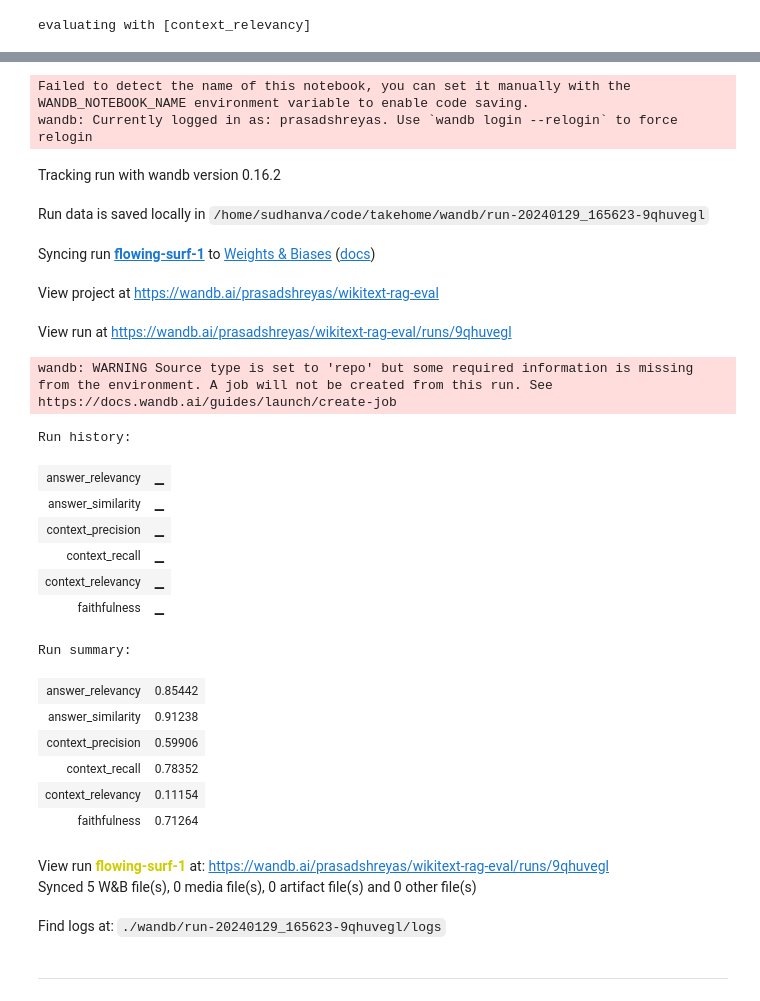
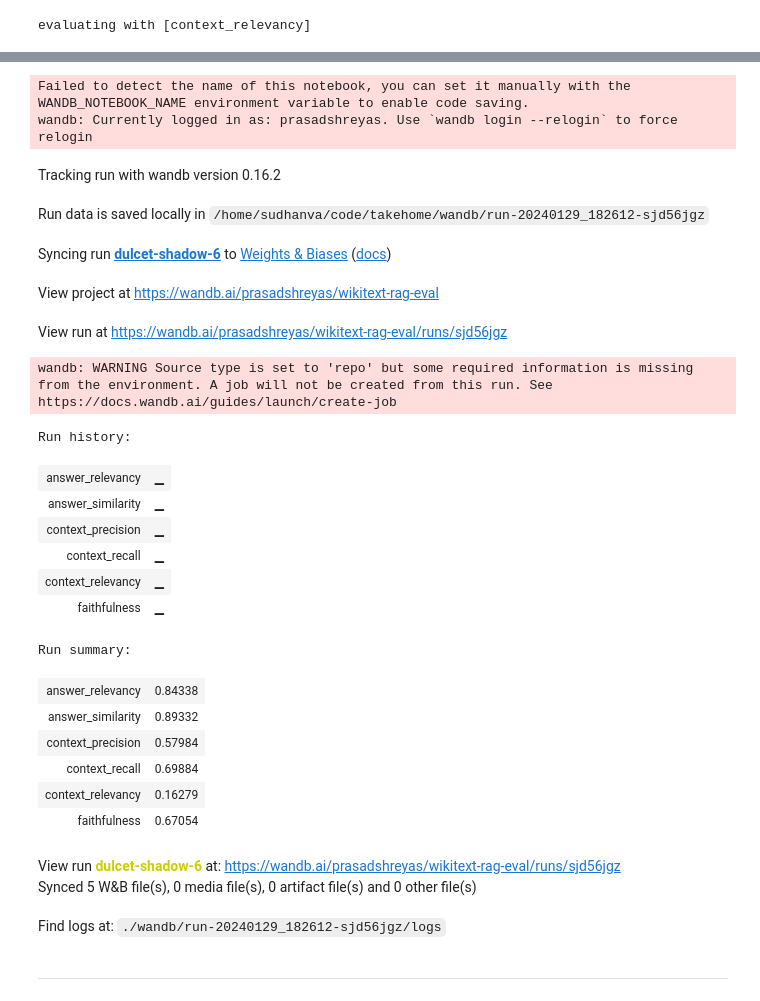
Before and after one commit to 0xshre/rag-evaluation, a Jupyter notebook: notebooks/05_eval_rag.ipynb, the cells around one changed output, grey strips where cells are left out. Drawn from its saved outputs; the diff is of its cells as text; code cells hidden in the pictures.

```diff
--- a/notebooks/05_eval_rag.ipynb
+++ b/notebooks/05_eval_rag.ipynb
@@ -33,7 +33,7 @@ def setup():
 
     turbo = dspy.OpenAI(model='gpt-3.5-turbo')
 
-    chroma_rm = ChromadbRM(collection_name="test", persist_directory="chroma.db", local_embed_model="sentence-transformers/paraphrase-MiniLM-L6-v2",
+    chroma_rm = ChromadbRM(collection_name="test-overlap-0", persist_directory="chroma.db", local_embed_model="sentence-transformers/paraphrase-MiniLM-L6-v2",
                                    openai_api_key=os.environ["OPENAI_API_KEY"])
 
     dspy.settings.configure(lm=turbo, rm=chroma_rm)
@@ -68,8 +68,12 @@ from sklearn.model_selection import train_test_split
 train, test = train_test_split(df, test_size=0.2)
 # %%
 # save the train and test data
-train.to_csv("./data/processed/train_synthetic.csv", index=False)
-test.to_csv("./data/processed/test_synthetic.csv", index=False)
+# train.to_csv("./data/processed/train_synthetic.csv", index=False)
+# test.to_csv("./data/processed/test_synthetic.csv", index=False)
+
+# load the train and test data
+train = pd.read_csv("./data/processed/train_synthetic.csv")
+test = pd.read_csv("./data/processed/test_synthetic.csv")
 # %%
 import tqdm
 
@@ -185,47 +189,47 @@ wandb.init(
     # track hyperparameters and run metadata
     config={
         "number_of_questions": len(ds),
-        "comments": "Simple QA RAG model with no teleprompter",
+        "comments": "Simple QA RAG model with no teleprompter - chunk overlap size 0",
         "model": "RAG",
         "dataset": "Synthetic",
         "num_passages": 5,
         "openai_model": "gpt-3.5-turbo",
-        "chroma_collection_name": "test",
+        "chroma_collection_name": "test-overlap-64",
         "chroma_persist_directory": "chroma.db",
         "chroma_local_embed_model": "sentence-transformers/paraphrase-MiniLM-L6-v2",
 
     }
 )
 
 wandb.log(result)
 
 wandb.finish()
 # %% [output]
 Failed to detect the name of this notebook, you can set it manually with the WANDB_NOTEBOOK_NAME environment variable to enable code saving.
 wandb: Currently logged in as: prasadshreyas. Use `wandb login --relogin` to force relogin
 Tracking run with wandb version 0.16.2
-Run data is saved locally in /home/sudhanva/code/takehome/wandb/run-20240129_165623-9qhuvegl
+Run data is saved locally in /home/sudhanva/code/takehome/wandb/run-20240129_182612-sjd56jgz
-Syncing run flowing-surf-1 to Weights & Biases (docs)
+Syncing run dulcet-shadow-6 to Weights & Biases (docs)
 View project at https://wandb.ai/prasadshreyas/wikitext-rag-eval
-View run at https://wandb.ai/prasadshreyas/wikitext-rag-eval/runs/9qhuvegl
+View run at https://wandb.ai/prasadshreyas/wikitext-rag-eval/runs/sjd56jgz
 wandb: WARNING Source type is set to 'repo' but some required information is missing from the environment. A job will not be created from this run. See https://docs.wandb.ai/guides/launch/create-job
 Run history:
 | answer_relevancy | ▁ |
 | answer_similarity | ▁ |
 | context_precision | ▁ |
 | context_recall | ▁ |
 | context_relevancy | ▁ |
 | faithfulness | ▁ |
 Run summary:
-| answer_relevancy | 0.85442 |
-| answer_similarity | 0.91238 |
-| context_precision | 0.59906 |
-| context_recall | 0.78352 |
-| context_relevancy | 0.11154 |
-| faithfulness | 0.71264 |
+| answer_relevancy | 0.84338 |
+| answer_similarity | 0.89332 |
+| context_precision | 0.57984 |
+| context_recall | 0.69884 |
+| context_relevancy | 0.16279 |
+| faithfulness | 0.67054 |
-View run flowing-surf-1 at: https://wandb.ai/prasadshreyas/wikitext-rag-eval/runs/9qhuvegl
+View run dulcet-shadow-6 at: https://wandb.ai/prasadshreyas/wikitext-rag-eval/runs/sjd56jgz
 Synced 5 W&B file(s), 0 media file(s), 0 artifact file(s) and 0 other file(s)
-Find logs at: ./wandb/run-20240129_165623-9qhuvegl/logs
+Find logs at: ./wandb/run-20240129_182612-sjd56jgz/logs
 # %% [markdown]
 ----
 # %% [markdown]
```
Also changed, not shown: parts of 14 cells of this notebook, 2 other files.
